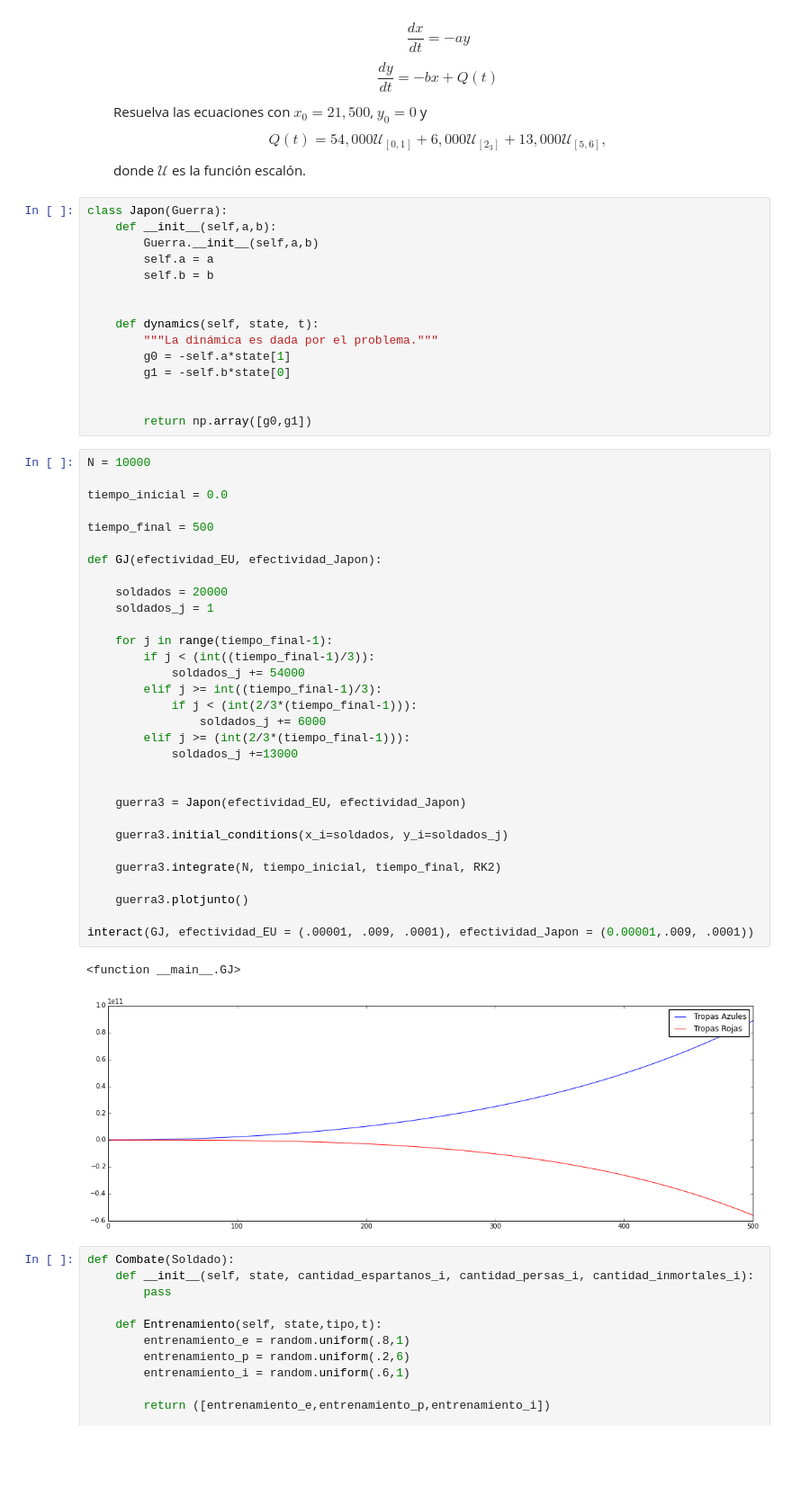
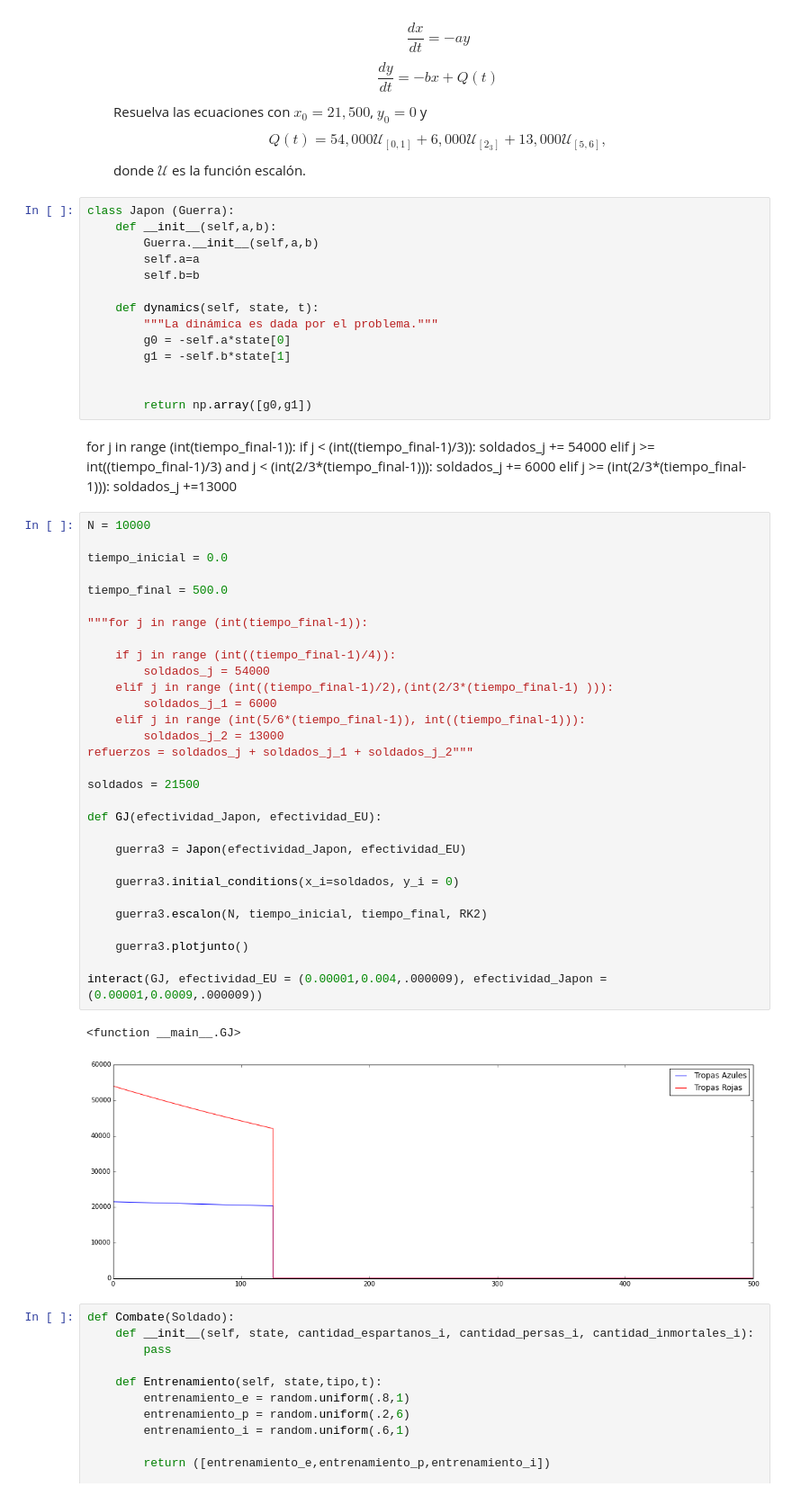
Before and after one commit to ElicHerrera/proyecto-mate-com, a Jupyter notebook: Adelanto_1.ipynb, the cells around one changed output. Shown at 90% size. Saved outputs shown, nothing was run; the diff lists cells and outputs as text; blank space fills up the shorter version.

```diff
--- a/Adelanto_1.ipynb
+++ b/Adelanto_1.ipynb
@@ -361,54 +360,60 @@ Resuelva las ecuaciones con $x_0 = 21,500$, $y_0=0$ y
 $$Q(t) = 54,000 \mathcal{U}_{[0,1]} + 6,000 \mathcal{U}_{[2_3]} + 13,000 \mathcal{U}_{[5,6]},$$
 donde $\mathcal{U}$ es la función escalón.
 # %%
-class Japon(Guerra):
+class Japon (Guerra):
     def __init__(self,a,b):
         Guerra.__init__(self,a,b)
-        self.a = a
-        self.b = b
-
+        self.a=a
+        self.b=b
 
     def dynamics(self, state, t):
         """La dinámica es dada por el problema."""
-        g0 = -self.a*state[1]
-        g1 = -self.b*state[0]
+        g0 = -self.a*state[0]
+        g1 = -self.b*state[1]
 
 
         return np.array([g0,g1])
+# %% [markdown]
+for j in range (int(tiempo_final-1)):
+    if j < (int((tiempo_final-1)/3)):
+        soldados_j += 54000
+    elif j >= int((tiempo_final-1)/3) and j < (int(2/3*(tiempo_final-1))):
+        soldados_j += 6000
+    elif j >= (int(2/3*(tiempo_final-1))):
+        soldados_j +=13000
 # %%
 N = 10000
 
 tiempo_inicial = 0.0
 
-tiempo_final = 500
+tiempo_final = 500.0
 
-def GJ(efectividad_EU, efectividad_Japon):
+"""for j in range (int(tiempo_final-1)):
 
-    soldados = 20000
-    soldados_j = 1
+    if j in range (int((tiempo_final-1)/4)):
+        soldados_j = 54000
+    elif j in range (int((tiempo_final-1)/2),(int(2/3*(tiempo_final-1) ))):
+        soldados_j_1 = 6000
+    elif j in range (int(5/6*(tiempo_final-1)), int((tiempo_final-1))):
+        soldados_j_2 = 13000
+refuerzos = soldados_j + soldados_j_1 + soldados_j_2"""
 
-    for j in range(tiempo_final-1):
-        if j < (int((tiempo_final-1)/3)):
-            soldados_j += 54000
-        elif j >= int((tiempo_final-1)/3):
-            if j < (int(2/3*(tiempo_final-1))):
-                soldados_j += 6000
-        elif j >= (int(2/3*(tiempo_final-1))):
-            soldados_j +=13000
+soldados = 21500
 
+def GJ(efectividad_Japon, efectividad_EU):
 
-    guerra3 = Japon(efectividad_EU, efectividad_Japon)
+    guerra3 = Japon(efectividad_Japon, efectividad_EU)
 
-    guerra3.initial_conditions(x_i=soldados, y_i=soldados_j)
+    guerra3.initial_conditions(x_i=soldados, y_i = 0)
 
-    guerra3.integrate(N, tiempo_inicial, tiempo_final, RK2)
+    guerra3.escalon(N, tiempo_inicial, tiempo_final, RK2)
 
     guerra3.plotjunto()
 
-interact(GJ, efectividad_EU = (.00001, .009, .0001), efectividad_Japon = (0.00001,.009, .0001))
+interact(GJ, efectividad_EU = (0.00001,0.004,.000009), efectividad_Japon = (0.00001,0.0009,.000009))
 # %% [output]
 <function __main__.GJ>
-[figure, old version]
+[figure, new version]
 # %%
 def Combate(Soldado):
     def __init__(self, state, cantidad_espartanos_i, cantidad_persas_i, cantidad_inmortales_i):
```
Also changed, not shown: parts of 2 cells of this notebook.
